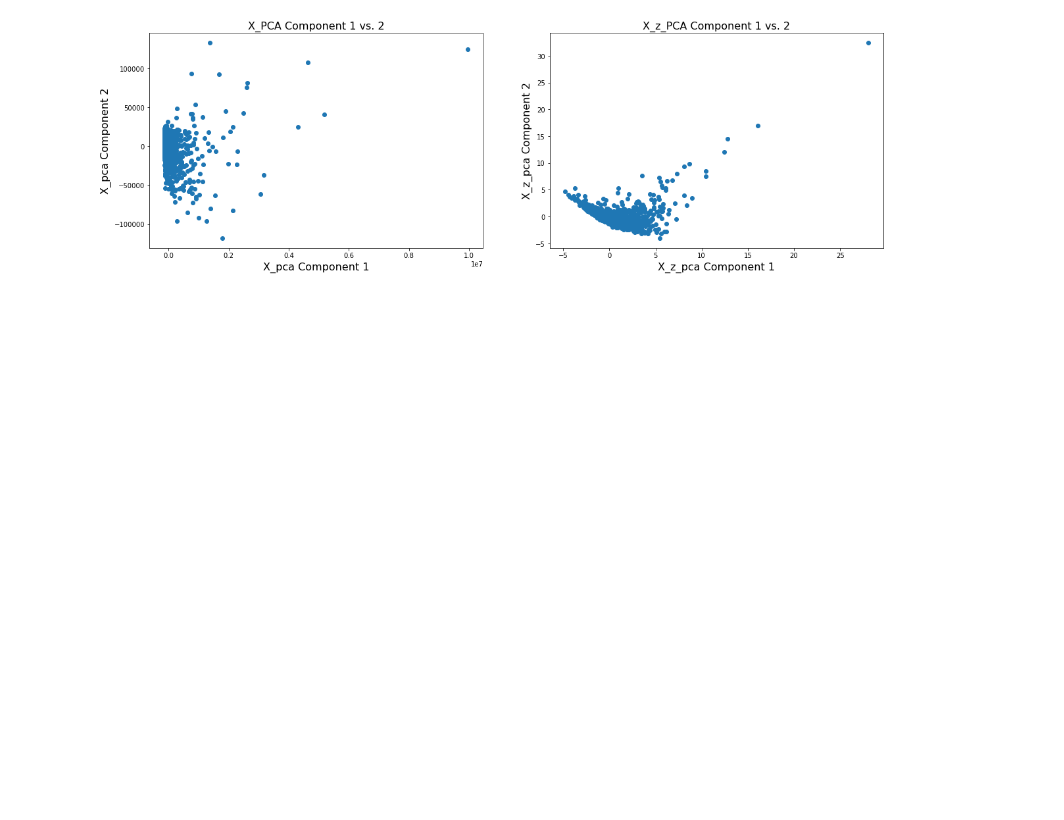
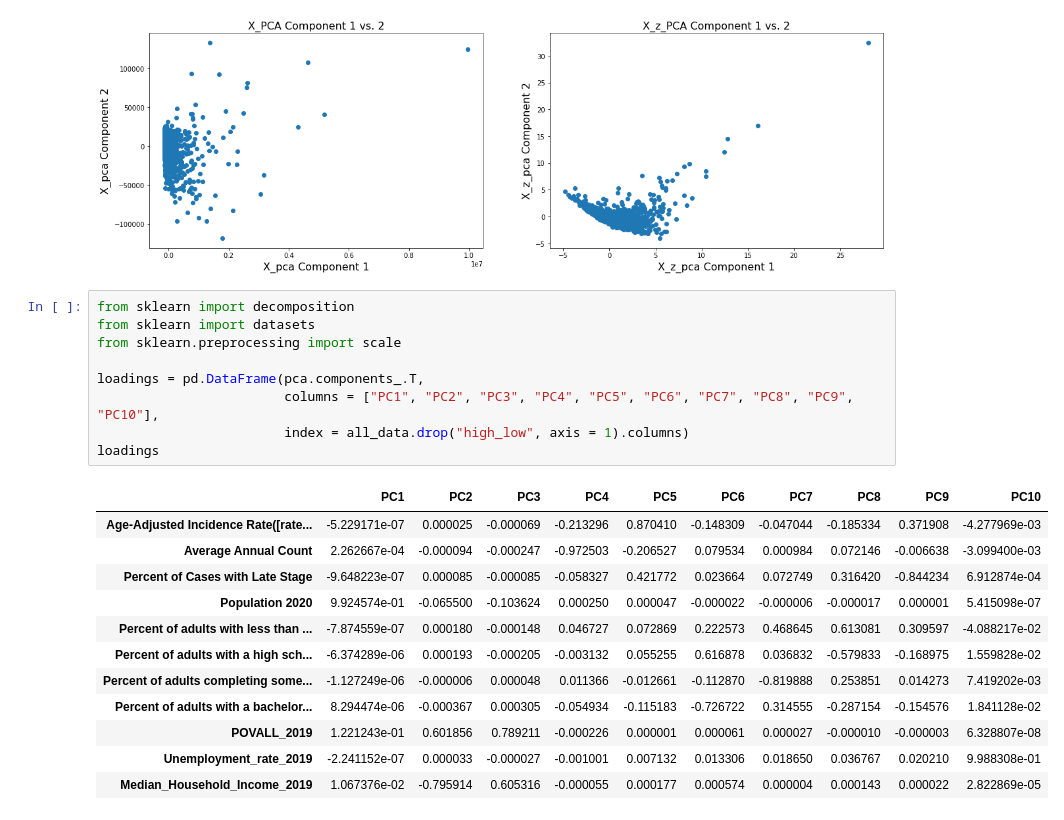
Before and after one commit to mahakbindal/Predicting-Breast-Cancer, a Jupyter notebook: Predicting_Breast_Cancer.ipynb, the cells around one changed output. Drawn from its saved outputs; the diff is of its cells as text; blank space fills up the shorter version.

```diff
--- a/Predicting_Breast_Cancer.ipynb
+++ b/Predicting_Breast_Cancer.ipynb
@@ -939,3 +968,25 @@ ax2.set_title("X_z_PCA Component 1 vs. 2", fontsize = 16)
 # %% [output]
 Text(0.5, 1.0, 'X_z_PCA Component 1 vs. 2')
 [figure]
+# %%
+from sklearn import decomposition
+from sklearn import datasets
+from sklearn.preprocessing import scale
+
+loadings = pd.DataFrame(pca.components_.T,
+                        columns = ["PC1", "PC2", "PC3", "PC4", "PC5", "PC6", "PC7", "PC8", "PC9", "PC10"],
+                        index = all_data.drop("high_low", axis = 1).columns)
+loadings
+# %% [output]
+|  | PC1 | PC2 | PC3 | PC4 | PC5 | PC6 | PC7 | PC8 | PC9 | PC10 |
+| Age-Adjusted Incidence Rate([rate... | -5.229171e-07 | 0.000025 | -0.000069 | -0.213296 | 0.870410 | -0.148309 | -0.047044 | -0.185334 | 0.371908 | -4.277969e-03 |
+| Average Annual Count | 2.262667e-04 | -0.000094 | -0.000247 | -0.972503 | -0.206527 | 0.079534 | 0.000984 | 0.072146 | -0.006638 | -3.099400e-03 |
+| Percent of Cases with Late Stage | -9.648223e-07 | 0.000085 | -0.000085 | -0.058327 | 0.421772 | 0.023664 | 0.072749 | 0.316420 | -0.844234 | 6.912874e-04 |
+| Population 2020 | 9.924574e-01 | -0.065500 | -0.103624 | 0.000250 | 0.000047 | -0.000022 | -0.000006 | -0.000017 | 0.000001 | 5.415098e-07 |
+| Percent of adults with less than ... | -7.874559e-07 | 0.000180 | -0.000148 | 0.046727 | 0.072869 | 0.222573 | 0.468645 | 0.613081 | 0.309597 | -4.088217e-02 |
+| Percent of adults with a high sch... | -6.374289e-06 | 0.000193 | -0.000205 | -0.003132 | 0.055255 | 0.616878 | 0.036832 | -0.579833 | -0.168975 | 1.559828e-02 |
+| Percent of adults completing some... | -1.127249e-06 | -0.000006 | 0.000048 | 0.011366 | -0.012661 | -0.112870 | -0.819888 | 0.253851 | 0.014273 | 7.419202e-03 |
+| Percent of adults with a bachelor... | 8.294474e-06 | -0.000367 | 0.000305 | -0.054934 | -0.115183 | -0.726722 | 0.314555 | -0.287154 | -0.154576 | 1.841128e-02 |
+| POVALL_2019 | 1.221243e-01 | 0.601856 | 0.789211 | -0.000226 | 0.000001 | 0.000061 | 0.000027 | -0.000010 | -0.000003 | 6.328807e-08 |
+| Unemployment_rate_2019 | -2.241152e-07 | 0.000033 | -0.000027 | -0.001001 | 0.007132 | 0.013306 | 0.018650 | 0.036767 | 0.020210 | 9.988308e-01 |
+| Median_Household_Income_2019 | 1.067376e-02 | -0.795914 | 0.605316 | -0.000055 | 0.000177 | 0.000574 | 0.000004 | 0.000143 | 0.000022 | 2.822869e-05 |
```
Also changed, not shown: parts of 2 cells of this notebook, 1 other file.
